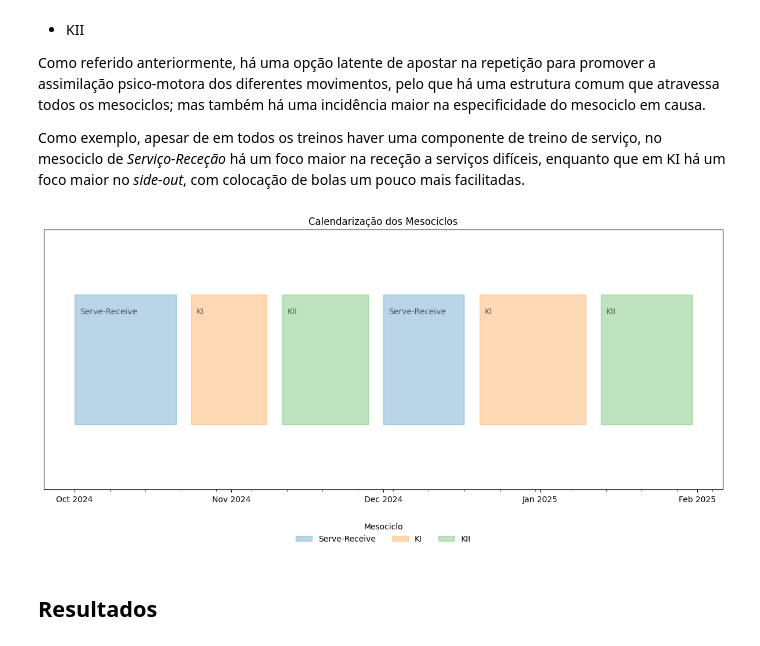
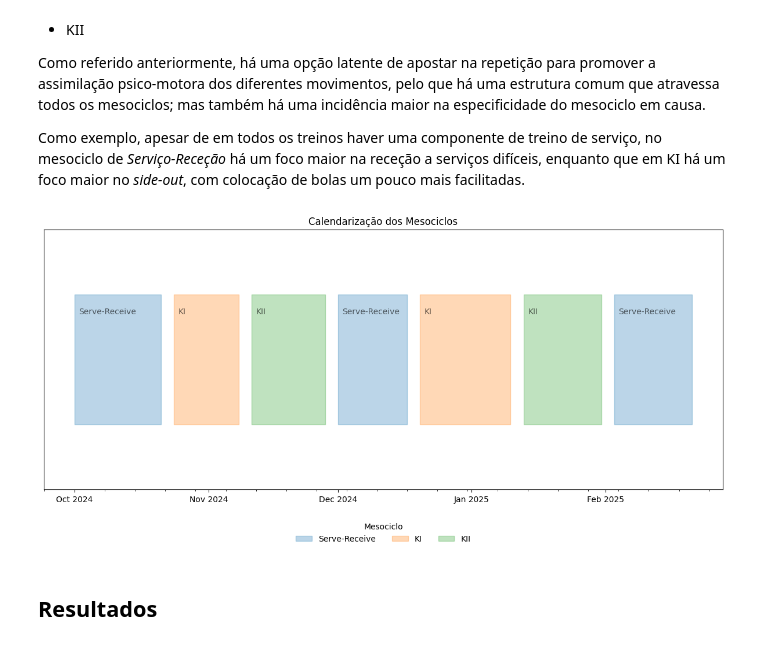
Before and after one commit to pmalves/coach-report-lv1, a Jupyter notebook: Dossier_de_Estágio_Pedro_Alves.ipynb, the cells around one changed output. Saved outputs shown, nothing was run; the diff lists cells and outputs as text; code cells hidden in the pictures.

```diff
--- a/Dossier_de_Estágio_Pedro_Alves.ipynb
+++ b/Dossier_de_Estágio_Pedro_Alves.ipynb
@@ -674,7 +677,8 @@ mesocycles = [
     ["KII", "2024-11-11", "2024-11-28"],
     ["Serve-Receive", "2024-12-01", "2024-12-17"],
     ["KI", "2024-12-20", "2025-01-10"],
-    ["KII", "2025-01-13", "2025-01-31"]
+    ["KII", "2025-01-13", "2025-01-31"],
+    ["Serve-Receive", "2025-02-03", "2025-02-21"]
 ]
 
 # Convert the mesocycles list into a DataFrame
@@ -695,34 +699,34 @@ for idx, row in mesocycle_df.iterrows():
         y=[-0.5, 0.5],  # Define the vertical position of the area
         x1=row["Start Date"],
         x2=row["End Date"],
         color=f"C{row['Category']}",  # Use consistent color per category
         alpha=0.3,  # Transparency for areas
         label=row["Mesocycle"] if row["Mesocycle"] not in ax.get_legend_handles_labels()[1] else None
     )
     # Add a label for the mesocycle in the top-left of the area with left padding
     ax.text(
         row["Start Date"] + pd.Timedelta(days=1),  # Add a small left padding to the start date
         0.4,                # Slightly below the top edge of the area
         row["Mesocycle"],
         ha='left', va='top', fontsize=10, alpha=0.6  # No background, just plain text
     )
 
 # Formatting the chart
 ax.xaxis.set_major_formatter(mdates.DateFormatter("%b %Y"))  # Show month and year (e.g., Oct 2024)
 ax.xaxis.set_major_locator(mdates.MonthLocator())            # Major ticks for months
 ax.xaxis.set_minor_locator(mdates.WeekdayLocator())          # Minor ticks for weeks
 
 ax.set_ylim([-1, 1])  # Adjust vertical limits for visibility
 ax.set_yticks([])     # Remove y-axis labels for clarity
 plt.xticks(rotation=0)  # Keep dates horizontal
 plt.title("Calendarização dos Mesociclos")
 plt.legend(title="Mesociclo", loc="upper center", bbox_to_anchor=(0.5, -0.1), ncol=3, frameon=False)
 plt.tight_layout()
 
 # Show the chart
 plt.show()
 # %% [output]
-[figure, old version]
+[figure, new version]
 # %% [markdown]
 ## Resultados
 # %%
```
Also changed, not shown: parts of 10 cells of this notebook.
